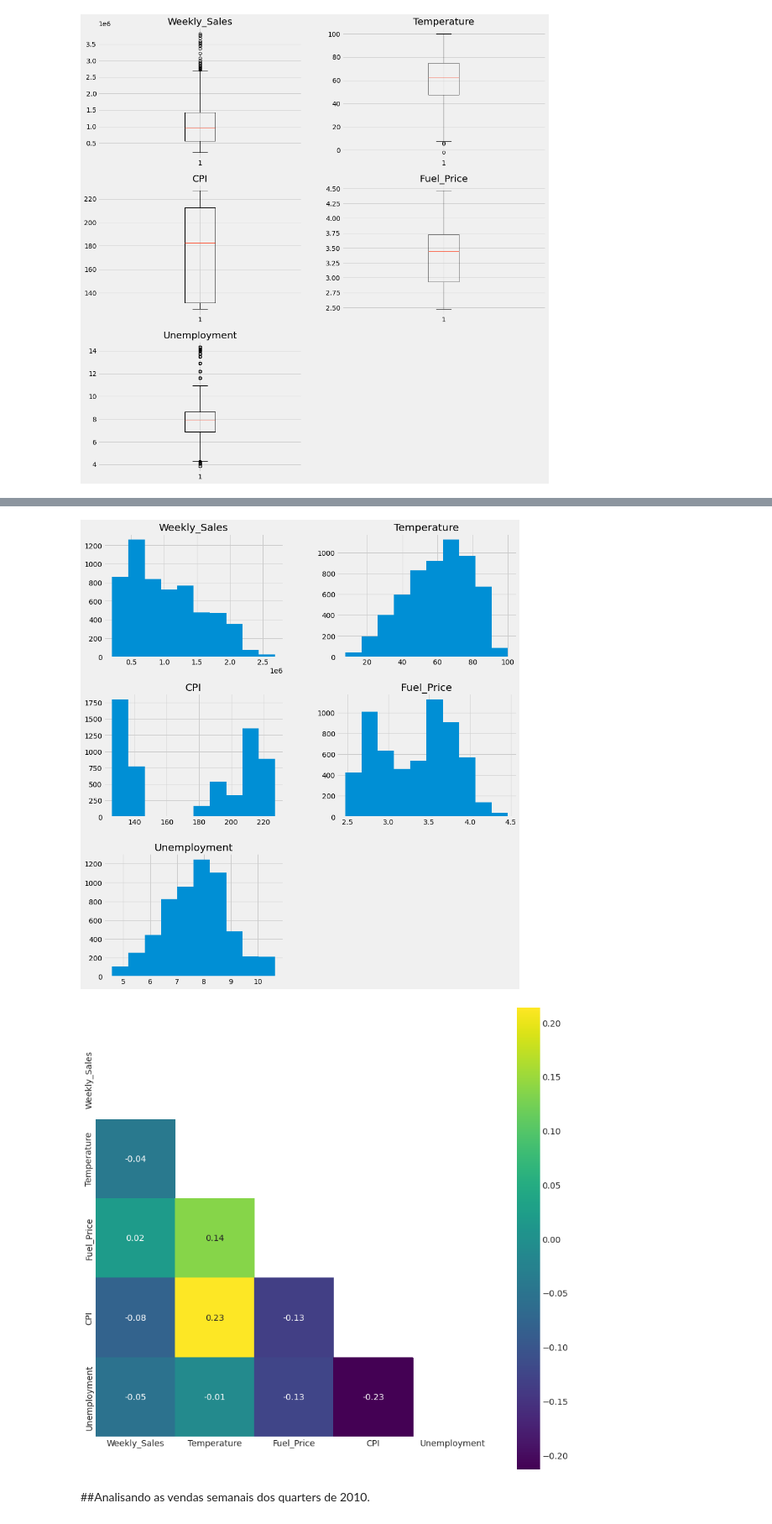
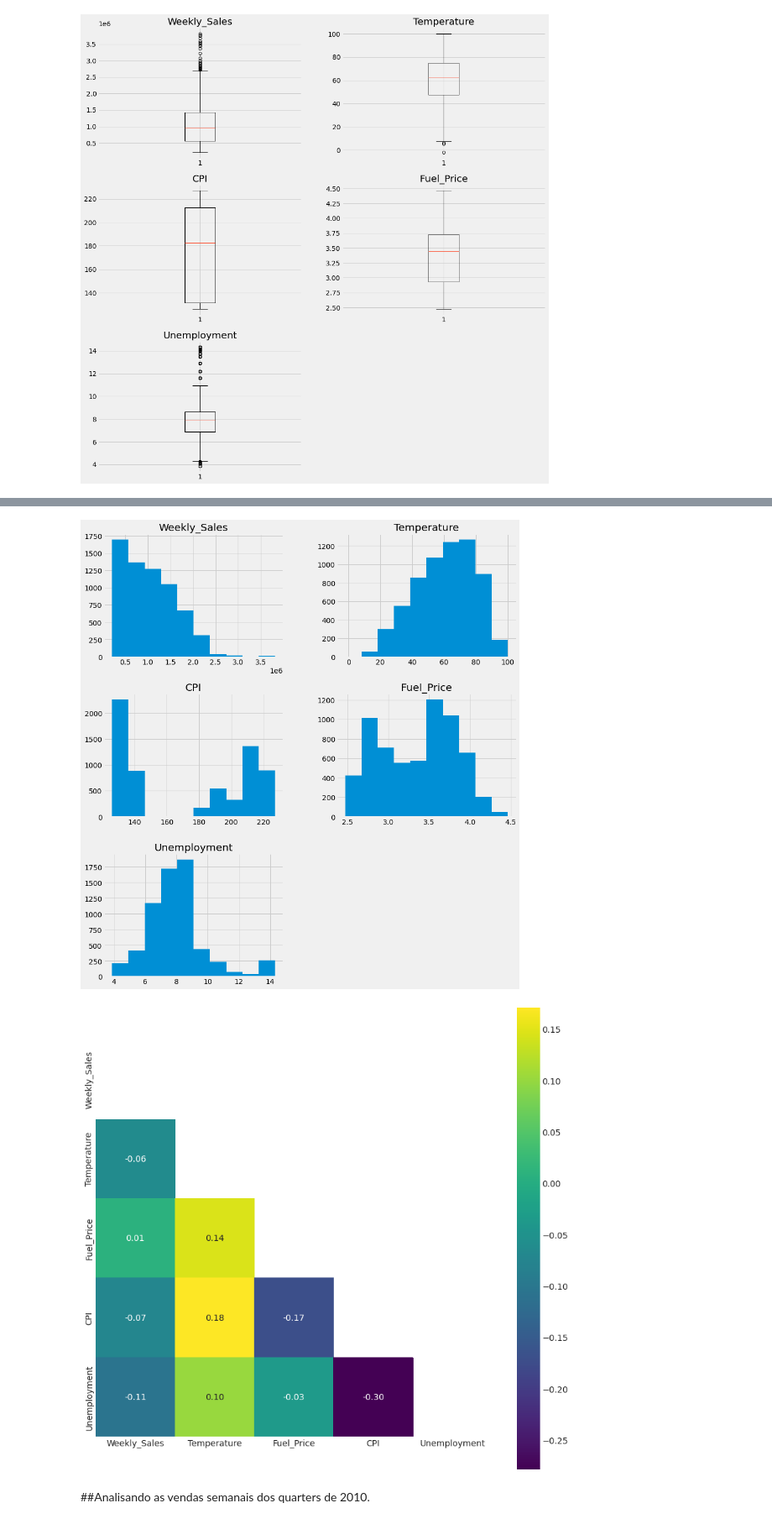
Before and after one commit to abakashi/dnc_deliverable2_walmart, a Jupyter notebook: Deliverable__2_mc_g1.ipynb, the cells around one changed output, grey strips where cells are left out. Shown: that part at 84% size. Drawn from its saved outputs; the diff is of its cells as text; code cells hidden in the pictures.

```diff
--- a/Deliverable__2_mc_g1.ipynb
+++ b/Deliverable__2_mc_g1.ipynb
@@ -217,29 +189,29 @@ plt.show()
 # %%
 #Visualizando variáveis quantitativas.
 plt.style.use('fivethirtyeight')
-ds_no_out.hist(column=['Weekly_Sales', 'Temperature', 'CPI', 'Fuel_Price',
+dataset.hist(column=['Weekly_Sales', 'Temperature', 'CPI', 'Fuel_Price',
                        'Unemployment'], figsize=(13,15))
 plt.show()
 # %% [output]
-[figure, old version]
+[figure, new version]
 # %%
 #checagem da matriz de correlação.
 
-ds_hmap = ds_no_out.drop(labels=['Store', 'Date', 'Holiday_Flag', 'Week_Number']
+ds_hmap = dataset.drop(labels=['Store', 'Date', 'Holiday_Flag', 'Week_Number']
                          , axis=1)
 
 mask = np.zeros_like(ds_hmap.corr())
 mask[np.triu_indices_from(mask)] = True
 
 with sns.axes_style('white'):
     f, ax = plt.subplots(figsize=(13,13))
     ax = sns.heatmap(ds_hmap.corr(),mask=mask, square=True, annot=True,
                      fmt='.2f', cmap='viridis', robust=True)
 plt.show()
 #Correlação muito fraca das variáveis quantitativas. Atentar para CPI e
 #Unemployment - CPI e Temperature.
 # %% [output]
-[figure, old version]
+[figure, new version]
 # %% [markdown]
 ##Analisando as vendas semanais dos quarters de 2010.
 # %%
```
Also changed, not shown: parts of 4 cells of this notebook.
